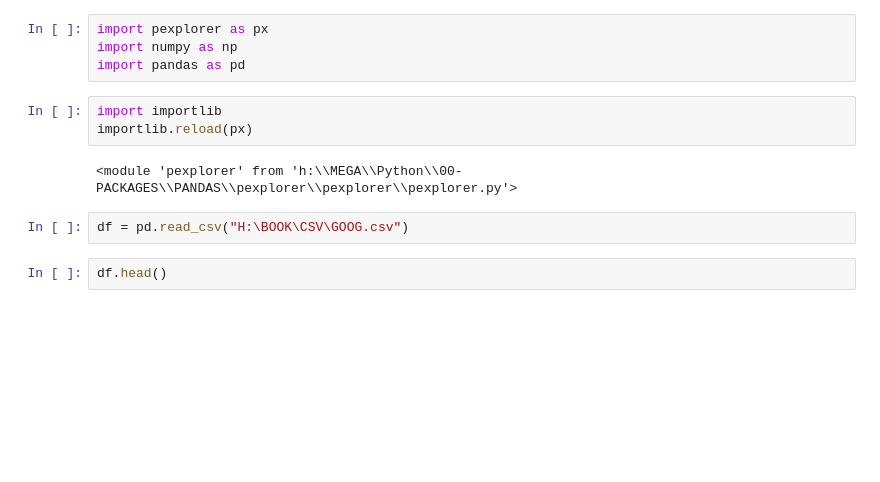
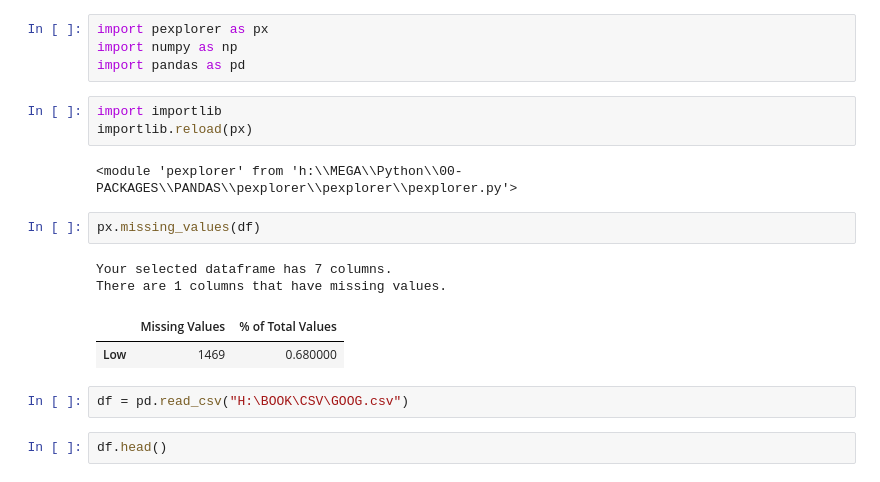
Before and after one commit to lep511/pexplorer, a Jupyter notebook: _pexplorer_test.ipynb, the cells around one changed output. Saved outputs shown, nothing was run; the diff lists cells and outputs as text; blank space fills up the shorter version.

```diff
--- a/_pexplorer_test.ipynb
+++ b/_pexplorer_test.ipynb
@@ -7,6 +7,13 @@ import importlib
 importlib.reload(px)
 # %% [output]
 <module 'pexplorer' from 'h:\\MEGA\\Python\\00-PACKAGES\\PANDAS\\pexplorer\\pexplorer\\pexplorer.py'>
+# %%
+px.missing_values(df)
+# %% [output]
+Your selected dataframe has 7 columns.
+There are 1 columns that have missing values.
+|  | Missing Values | % of Total Values |
+| Low | 1469 | 0.680000 |
 # %%
 df = pd.read_csv("H:\BOOK\CSV\GOOG.csv")
 # %%
```
Also changed, not shown: parts of 4 cells of this notebook, 1 other file.
